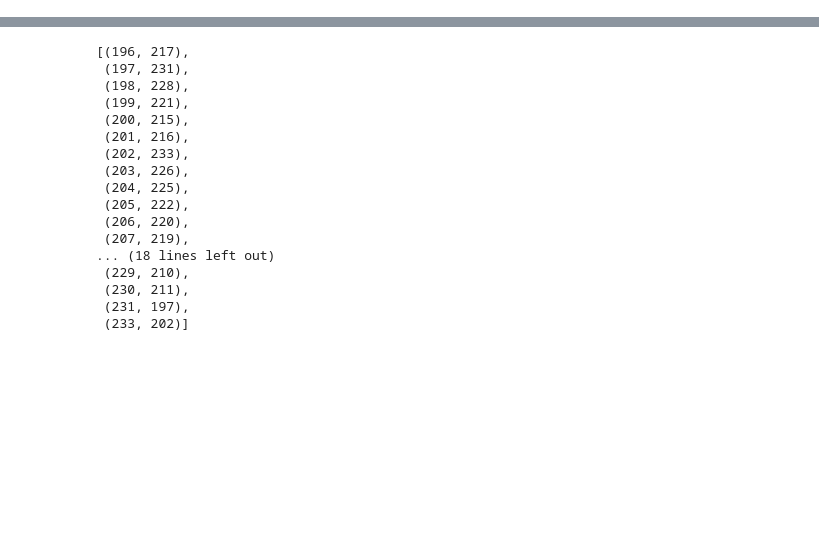
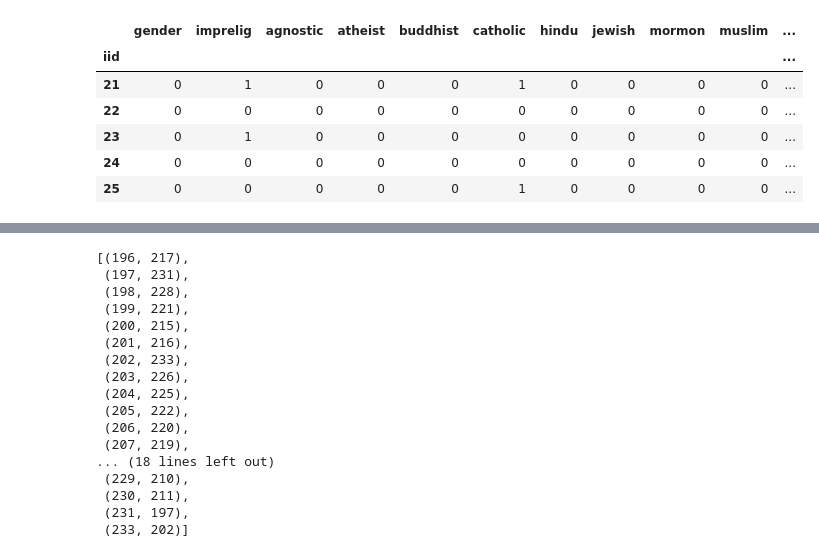
Before and after one commit to Joeyzect/OptimizationProject_Fall2022, a Jupyter notebook: cleaner.ipynb, the cells around one changed output, grey strips where cells are left out. Cells and saved outputs as stored; diff of their text form; code cells hidden in the pictures; blank space fills up the shorter version.

```diff
--- a/cleaner.ipynb
+++ b/cleaner.ipynb
@@ -28,4 +45,14 @@ imputed_table.to_csv("imputed_table.csv")
 # %%
 preference_matrix.to_csv("full_preference_matrix.csv")
 # %%
-people = pd.read_csv("people.csv", index_col="iid")
+people = pd.read_csv("people.csv")
+# %%
+people[20:25]
+# %% [output]
+|  | gender | imprelig | agnostic | atheist | buddhist | catholic | hindu | jewish | mormon | muslim | ... |
+| iid |  |  |  |  |  |  |  |  |  |  | ... |
+| 21 | 0 | 1 | 0 | 0 | 0 | 1 | 0 | 0 | 0 | 0 | ... |
+| 22 | 0 | 0 | 0 | 0 | 0 | 0 | 0 | 0 | 0 | 0 | ... |
+| 23 | 0 | 1 | 0 | 0 | 0 | 0 | 0 | 0 | 0 | 0 | ... |
+| 24 | 0 | 0 | 0 | 0 | 0 | 0 | 0 | 0 | 0 | 0 | ... |
+| 25 | 0 | 0 | 0 | 0 | 0 | 1 | 0 | 0 | 0 | 0 | ... |
```
Also changed, not shown: parts of 6 cells of this notebook, 2 other files.
